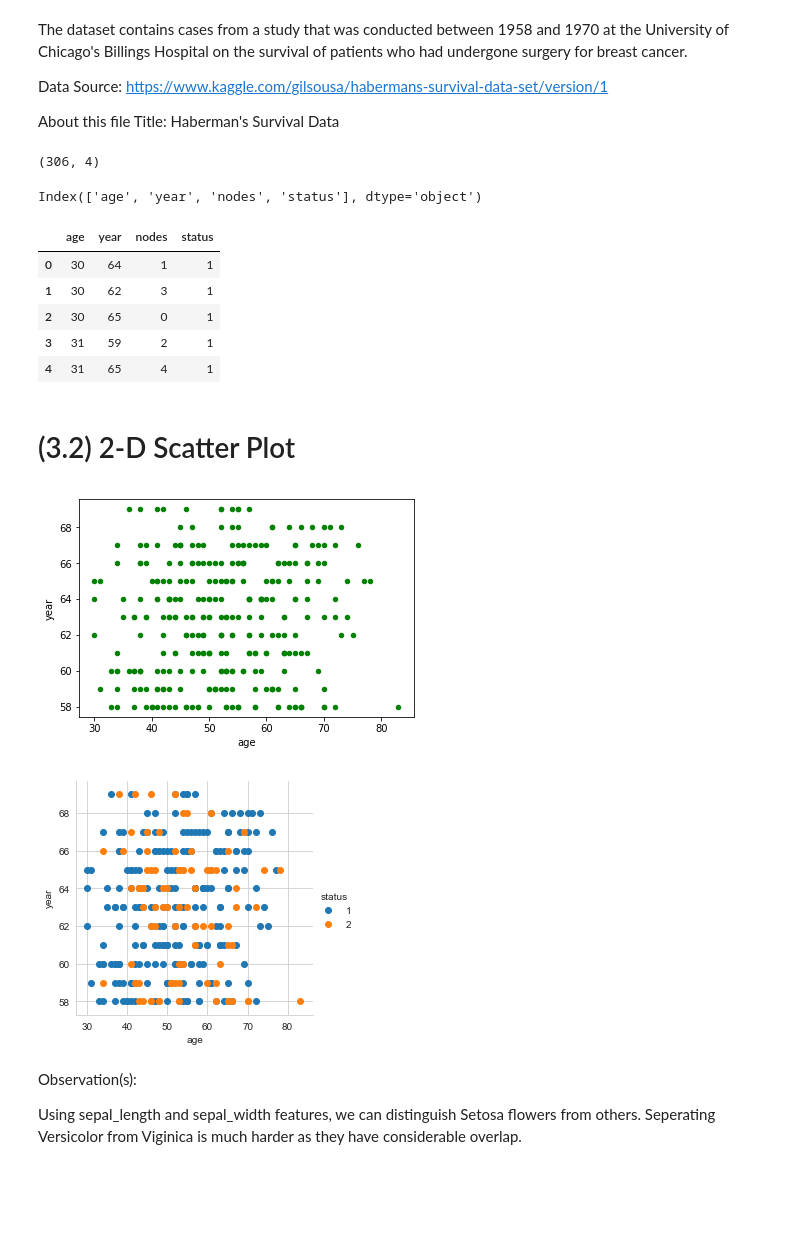
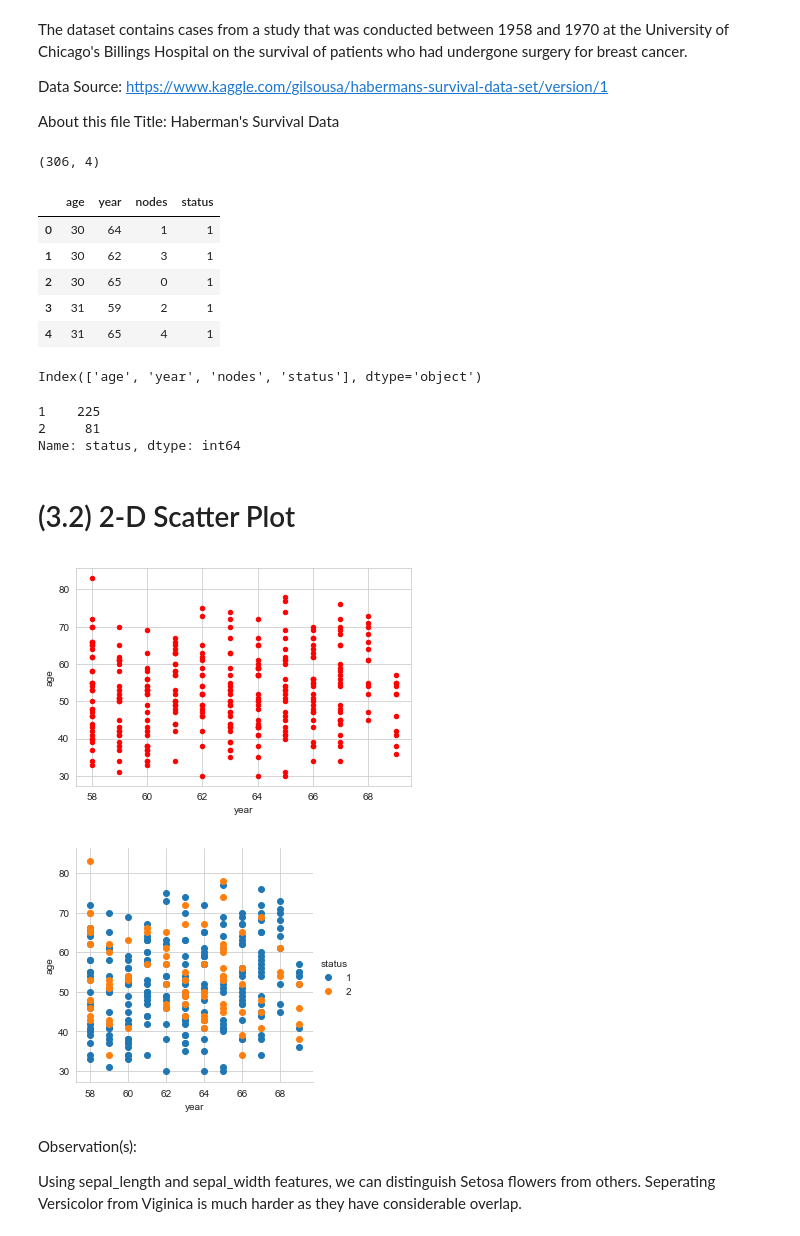
Before and after one commit to VipinJain1/VIP-Machine-Learning-Exercises-and-Practices, a Jupyter notebook: Exploratory Data Analysis_Haberman.ipynb, the cells around one changed output. Cells and saved outputs as stored; diff of their text form; code cells hidden in the pictures; blank space fills up the shorter version.

Commit message:
added more plots

```diff
--- a/Exploratory Data Analysis_Haberman.ipynb
+++ b/Exploratory Data Analysis_Haberman.ipynb
@@ -41,13 +41,22 @@ import matplotlib.pyplot as plt
 import numpy as np
 
 # Load the haberman CSV file.
-haberman = pd.read_csv("C:\\VipinML\\InputData\\Haberman.csv")
+haberman = pd.read_csv("C:\\VipinML\\InputData\\Heberman.csv")
 
 # (Q) how many data-points and features?
 # Total 306 data points and 4 features are reported.
 print (haberman.shape)
+
+#display top 5 rows
+haberman.head(5)
 # %% [output]
 (306, 4)
+|  | age | year | nodes | status |
+| 0 | 30 | 64 | 1 | 1 |
+| 1 | 30 | 62 | 3 | 1 |
+| 2 | 30 | 65 | 0 | 1 |
+| 3 | 31 | 59 | 2 | 1 |
+| 4 | 31 | 65 | 4 | 1 |
 # %%
 #(Q) What are the column names in our dataset?
 # Print all columns names as there in CSV file.
@@ -58,15 +67,10 @@ Index(['age', 'year', 'nodes', 'status'], dtype='object')
 #get the status of haberman
 
 haberman["status"].value_counts()
-#display top 5 rows
-haberman.head(5)
 # %% [output]
-|  | age | year | nodes | status |
-| 0 | 30 | 64 | 1 | 1 |
-| 1 | 30 | 62 | 3 | 1 |
-| 2 | 30 | 65 | 0 | 1 |
-| 3 | 31 | 59 | 2 | 1 |
-| 4 | 31 | 65 | 4 | 1 |
+1    225
+2     81
+Name: status, dtype: int64
 # %% [markdown]
 # (3.2) 2-D Scatter Plot
 # %%
@@ -74,7 +78,7 @@ haberman.head(5)
 #ALWAYS understand the axis: labels and scale.
 # this is a scatter plot. x axis is column age and y axis is column year.
 
-haberman.plot(kind='scatter', x='age', y='year', color= 'green') ;
+haberman.plot(kind='scatter', x='year', y='age', color= 'red') ;
 # As you can see data is uneven, so plot is totally scattared. Color can be set by using color parmameter.
 
 # matplotlib is used for plotting purpose.  even IK am using panda  plot to plot the graph, why do I need below command??
@@ -85,33 +89,33 @@ plt.show()
 #cannot make much sense out it.
 #What if we color the points by thier class-label/flower-type.
 # %% [output]
-[figure, old version]
+[figure, new version]
 # %%
 # 2-D Scatter plot with color-coding for each flower type/class.
 # Here 'sns' corresponds to seaborn.
 
 # seaborn is powerful enough to draw graphs in diffeenrtt color and style.
 # Hue = species, that means my graph will be colored based on "Species"
 
 sns.set_style("whitegrid");
 sns.FacetGrid(haberman, hue="status", height=4) \
-   .map(plt.scatter, "age", "year") \
+   .map(plt.scatter, "year", "age") \
    .add_legend();
 plt.show();
 
 # Notice that the blue points can be easily seperated
 # from red and green by drawing a line.
 # But red and green data points cannot be easily seperated.
 # Can we draw multiple 2-D scatter plots for each combination of features?
 # Ans: yes by using pair plots.
 # Ans: Data is imbalance, data  can be balanced by normalizing it if to draw multiple features in one plot.
 # this is example of linearly seperated plot.
 # 3d plot is better way to visualize data.
 
 # How many cobinations exist? 4C2 = 6.
 # This is good to know when using pair plot, as pair  plot will draw in pair for all combinatiobns of features.
 # %% [output]
-[figure, old version]
+[figure, new version]
 # %% [markdown]
 Observation(s):
 
```
Also changed, not shown: parts of 12 cells of this notebook.
